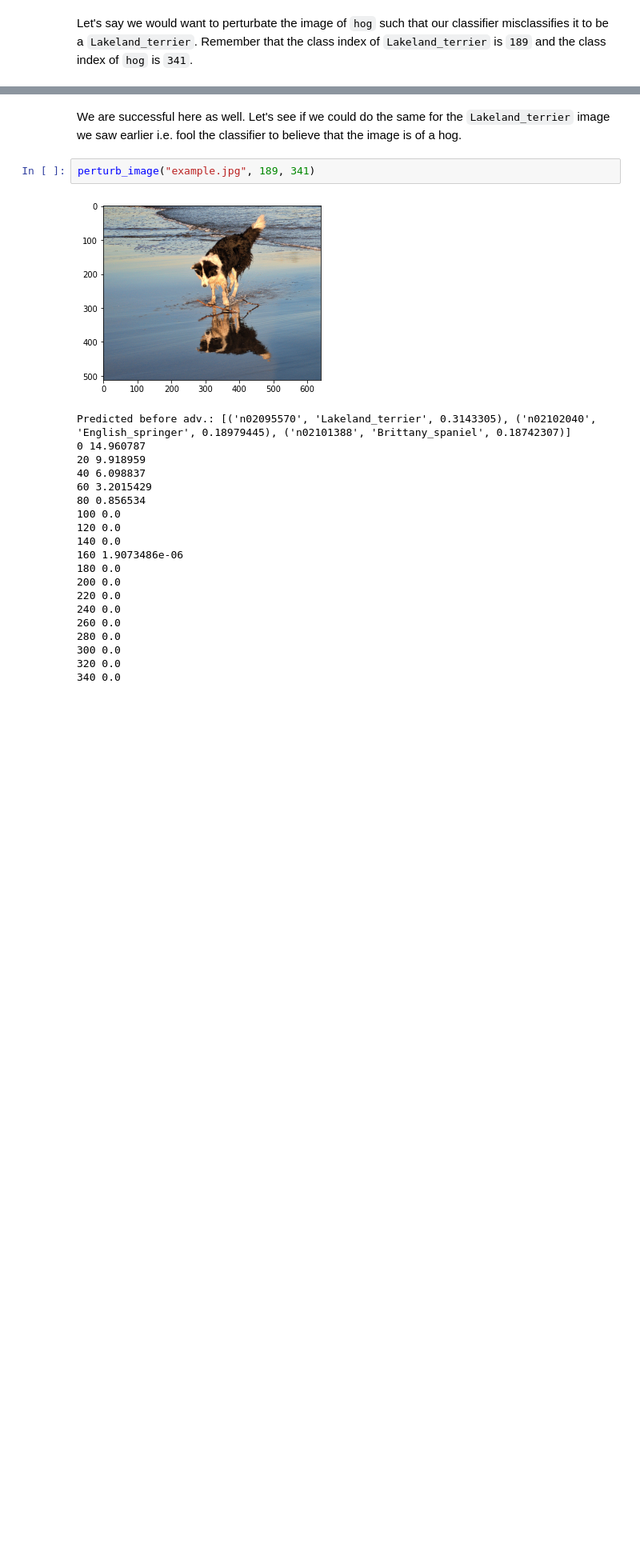
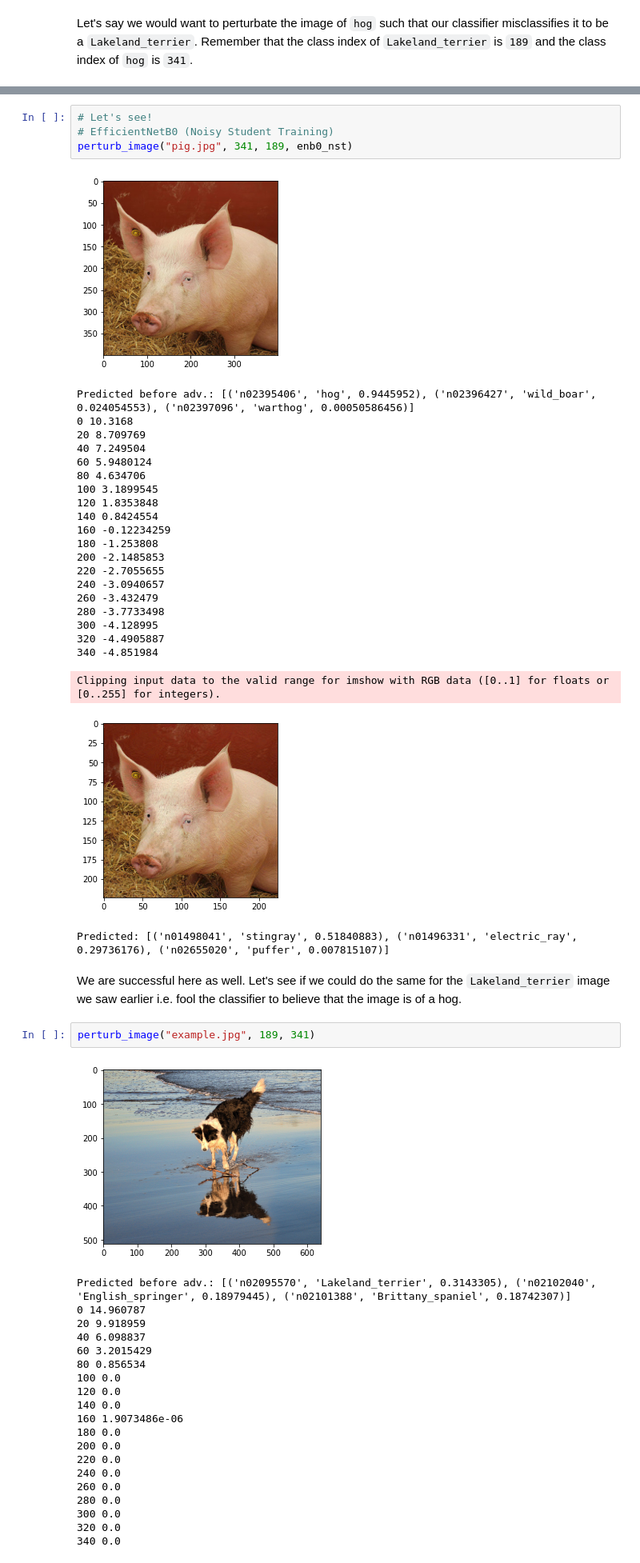
Before and after one commit to sayakpaul/Adversarial-Examples-in-Deep-Learning, a Jupyter notebook: Image_Adversaries_Basics.ipynb, the cells around one changed output, grey strips where cells are left out. Shown at 80% size. Cells and saved outputs as stored; diff of their text form; blank space fills up the shorter version.

```diff
--- a/Image_Adversaries_Basics.ipynb
+++ b/Image_Adversaries_Basics.ipynb
@@ -336,3 +420,31 @@ Predicted: [('n02095570', 'Lakeland_terrier', 0.07326998), ('n01883070', 'wombat
+# %%
+# Let's see!
+# EfficientNetB0 (Noisy Student Training)
+perturb_image("pig.jpg", 341, 189, enb0_nst)
+# %% [output]
+[figure, added]
+Predicted before adv.: [('n02395406', 'hog', 0.9445952), ('n02396427', 'wild_boar', 0.024054553), ('n02397096', 'warthog', 0.00050586456)]
+0 10.3168
+20 8.709769
+40 7.249504
+60 5.9480124
+80 4.634706
+100 3.1899545
+120 1.8353848
+140 0.8424554
+160 -0.12234259
+180 -1.253808
+200 -2.1485853
+220 -2.7055655
+240 -3.0940657
+260 -3.432479
+280 -3.7733498
+300 -4.128995
+320 -4.4905887
+340 -4.851984
+Clipping input data to the valid range for imshow with RGB data ([0..1] for floats or [0..255] for integers).
+[figure, added]
+Predicted: [('n01498041', 'stingray', 0.51840883), ('n01496331', 'electric_ray', 0.29736176), ('n02655020', 'puffer', 0.007815107)]
 # %% [markdown]
 We are successful here as well. Let's see if we could do the same for the `Lakeland_terrier` image we saw earlier i.e. fool the classifier to believe that the image is of a hog.
 # %%
```
Also changed, not shown: parts of 28 cells of this notebook.
